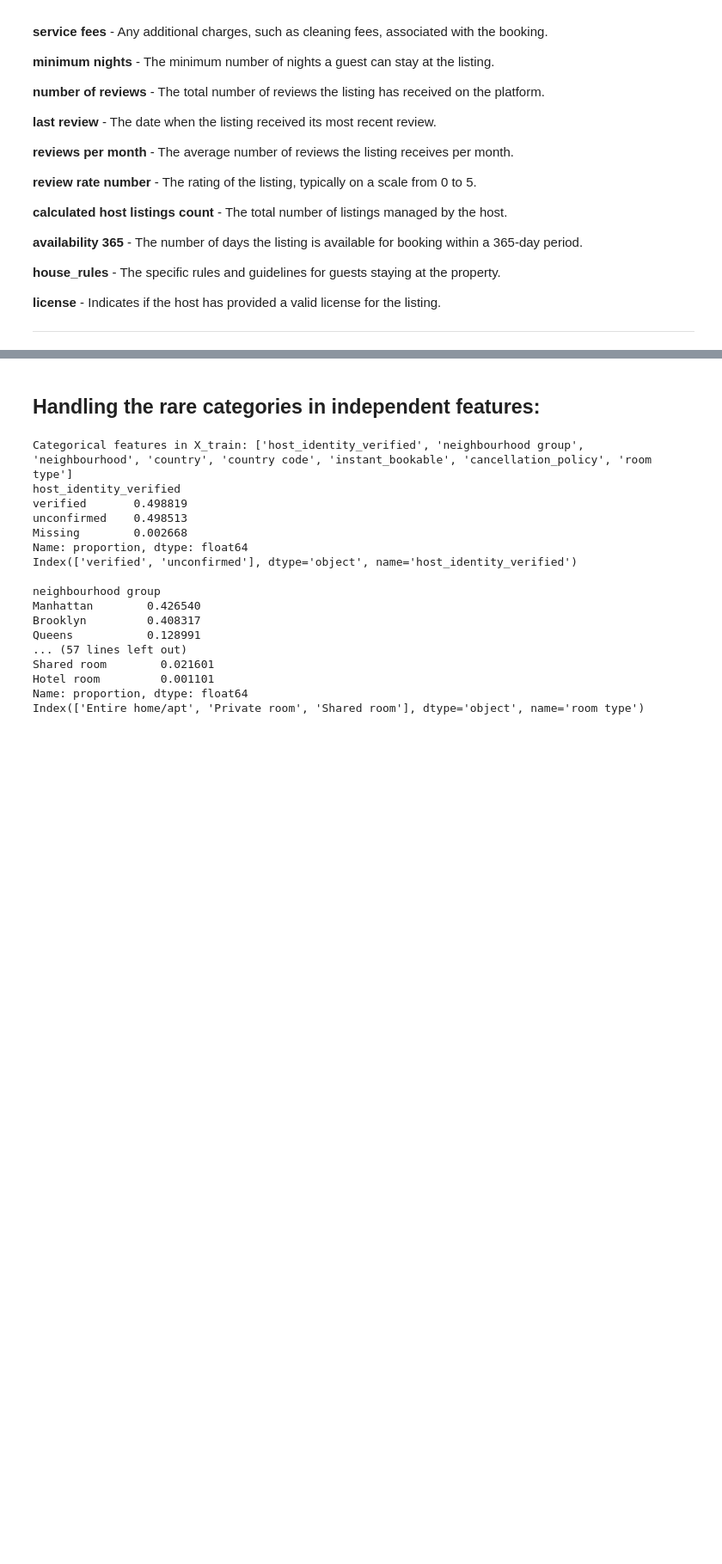
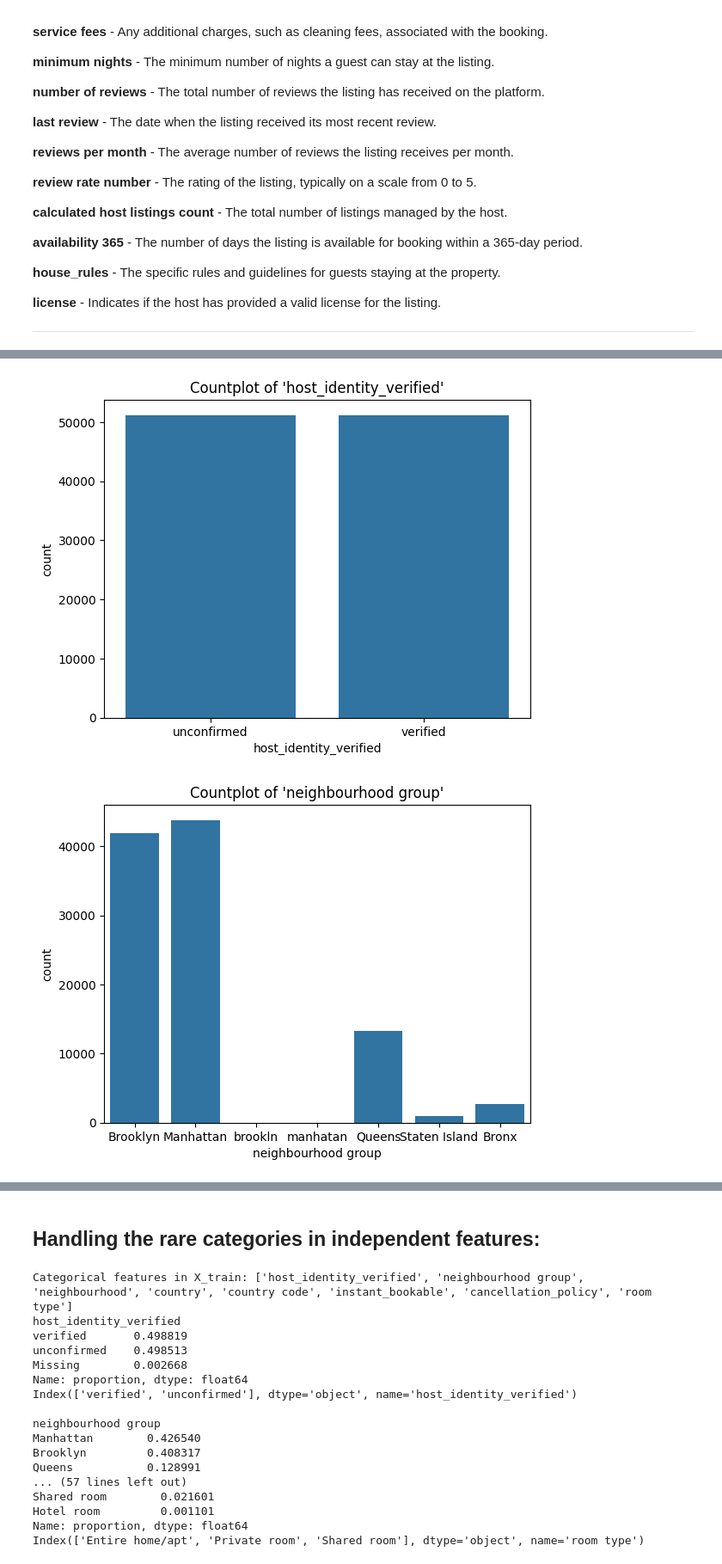
Before and after one commit to tajwinder-singh/airbnb---EDA, a Jupyter notebook: airbnb_eda.ipynb, the cells around one changed output, grey strips where cells are left out. Shown at 86% size. Drawn from its saved outputs; the diff is of its cells as text; code cells hidden in the pictures; blank space fills up the shorter version.

```diff
--- a/airbnb_eda.ipynb
+++ b/airbnb_eda.ipynb
@@ -374,10 +94,0 @@ plt.show()
-# %%
-## creating a new categorical variable excluding host name and neighbourhood and creating a barplot on the basis of price feature's median
-newCatFeatures = [feature for feature in df.columns if df[feature].dtypes == 'O' and feature not in ['host name', 'neighbourhood']]
-for feature in newCatFeatures:
-
-  df.groupby(feature)['price'].median().plot.bar()
-  plt.title(feature)
-  plt.ylabel('median of price')
-  plt.xticks(rotation = 45)
-  plt.show()
@@ -397,5 +94,0 @@ for feature in newCatFeatures:
-# %%
-for feature in con_features:
-  sns.histplot(df[feature],bins = 50)
-  plt.title(feature)
-  plt.show()
@@ -513,4 +94,0 @@ for feature in con_features:
-# %%
-for feature in des_features:
-    sns.histplot(df[feature])
-    plt.show()
@@ -523,4 +94,0 @@ for feature in des_features:
-# %%
-for feature in des_features:
-    sns.boxplot(df[feature])
-    plt.show()
@@ -692,0 +266,12 @@ dtype: int64
+# %%
+# creating a count plot of the categorical features
+for feature in cat_features:
+  if feature == 'host name' or feature == 'neighbourhood':
+    pass
+  else:
+    sns.countplot(x = df[feature])
+    plt.title("Countplot of '{}'".format(feature))
+    plt.show()
+# %% [output]
+[figure, added]
+[figure, added]
```
Also changed, not shown: parts of 111 cells of this notebook, 1 other file.
